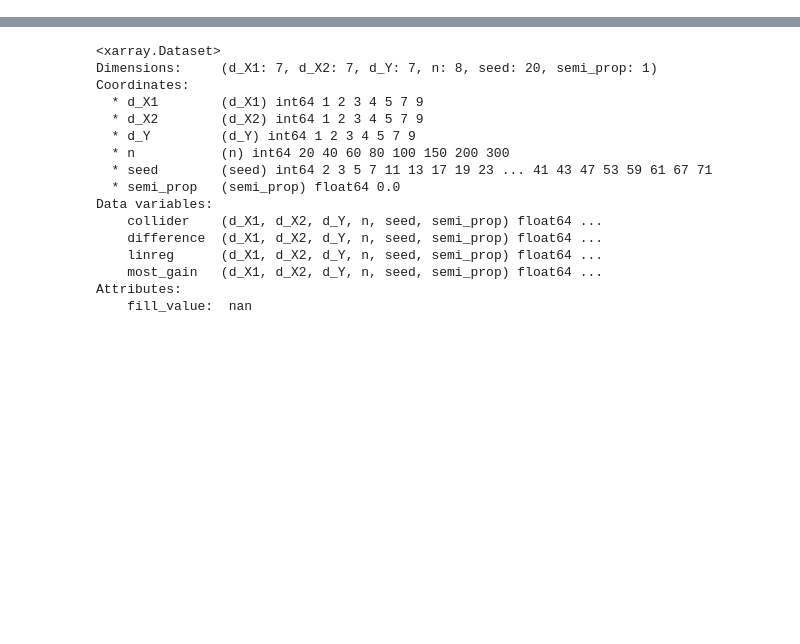
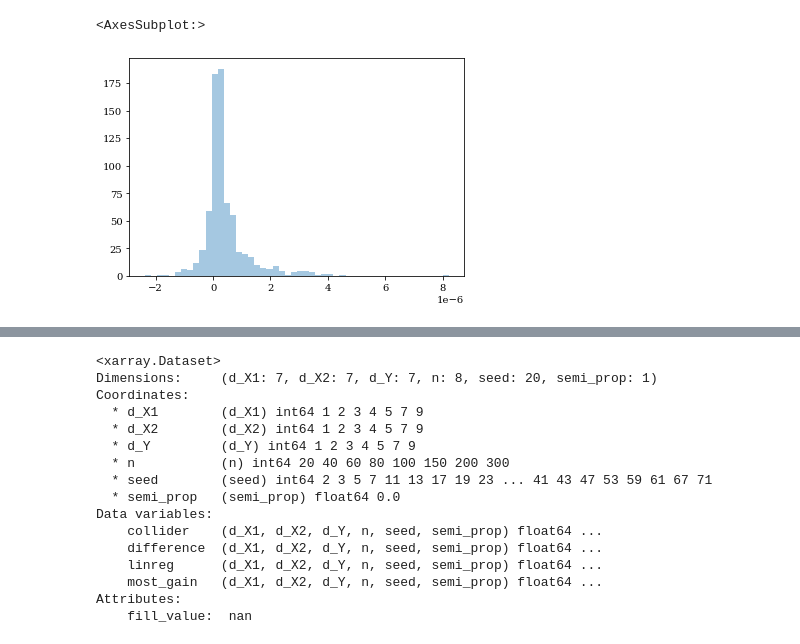
Before and after one commit to shahineb/collider-regression, a Jupyter notebook: notebooks/scores-analysis.ipynb, the cells around one changed output, grey strips where cells are left out. Drawn from its saved outputs; the diff is of its cells as text; code cells hidden in the pictures; blank space fills up the shorter version.

```diff
--- a/notebooks/scores-analysis.ipynb
+++ b/notebooks/scores-analysis.ipynb
@@ -131,0 +24,2 @@ plt.show()
+# %%
+da = xr.open_dataset('../sandbox/kernel-model/cv-search-scores.nc')
@@ -131,0 +47,5 @@ plt.show()
+# %%
+sns.distplot(da.after__before.values, kde=False)
+# %% [output]
+<AxesSubplot:>
+[figure, added]
```
Also changed, not shown: parts of 12 cells of this notebook.
